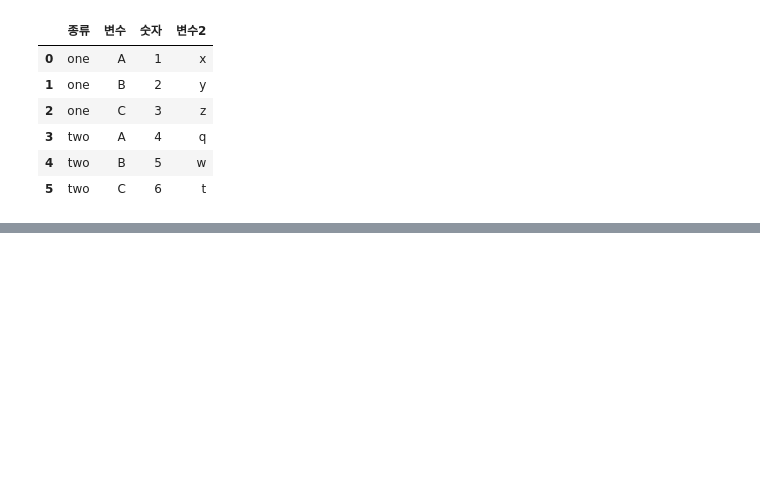
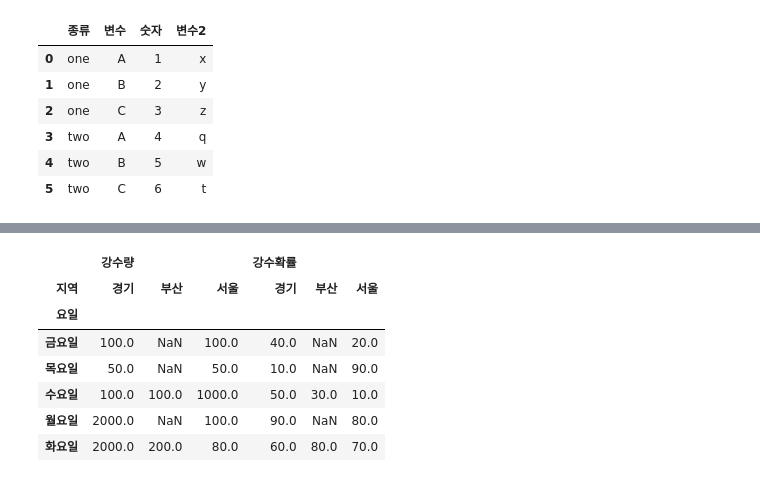
Before and after one commit to yhs02252/pandassource, a Jupyter notebook: reshape.ipynb, the cells around one changed output, grey strips where cells are left out. Saved outputs shown, nothing was run; the diff lists cells and outputs as text; code cells hidden in the pictures; blank space fills up the shorter version.

```diff
--- a/reshape.ipynb
+++ b/reshape.ipynb
@@ -248,0 +331,12 @@ df
+# %%
+# 지역 인덱스를 컬럼으로 변경
+df.unstack(0)
+# %% [output]
+|  | 강수량 |  |  | 강수확률 |  |  |
+| 지역 | 경기 | 부산 | 서울 | 경기 | 부산 | 서울 |
+| 요일 |  |  |  |  |  |  |
+| 금요일 | 100.0 | NaN | 100.0 | 40.0 | NaN | 20.0 |
+| 목요일 | 50.0 | NaN | 50.0 | 10.0 | NaN | 90.0 |
+| 수요일 | 100.0 | 100.0 | 1000.0 | 50.0 | 30.0 | 10.0 |
+| 월요일 | 2000.0 | NaN | 100.0 | 90.0 | NaN | 80.0 |
+| 화요일 | 2000.0 | 200.0 | 80.0 | 60.0 | 80.0 | 70.0 |
```
Also changed, not shown: parts of 9 cells of this notebook, 13 other files.
